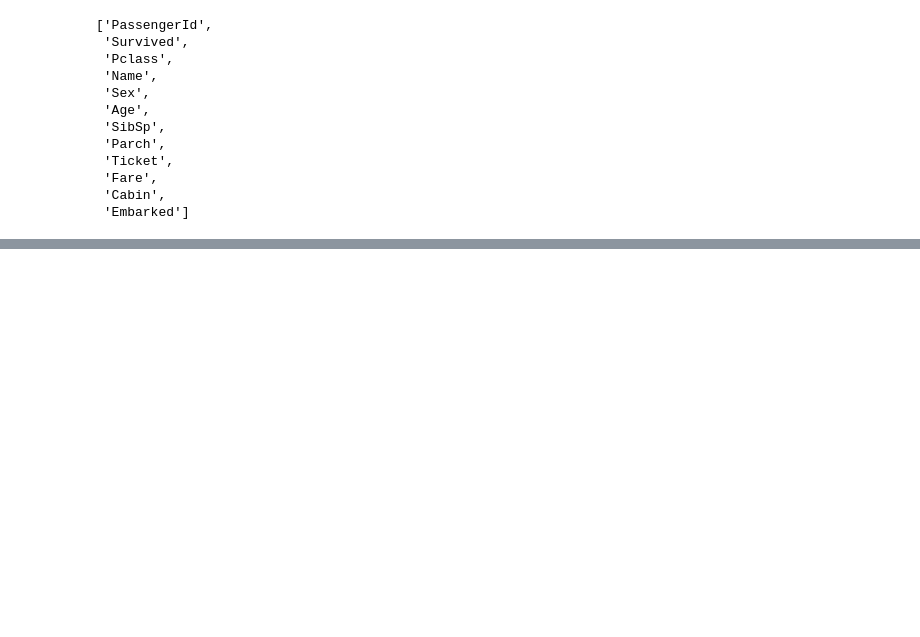
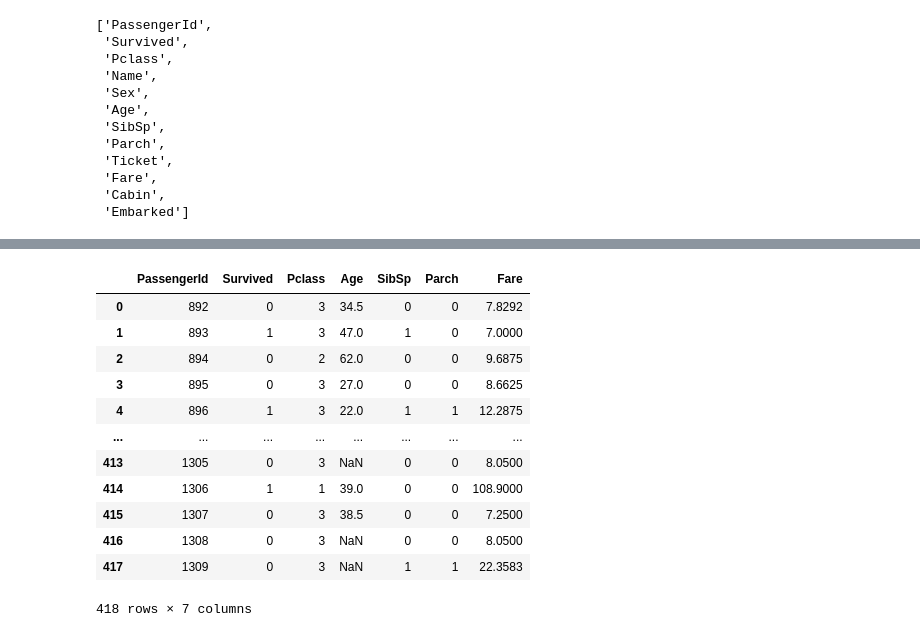
Before and after one commit to DenzAviator/EDA, a Jupyter notebook: EDA.ipynb, the cells around one changed output, grey strips where cells are left out. Cells and saved outputs as stored; diff of their text form; code cells hidden in the pictures; blank space fills up the shorter version.

```diff
--- a/EDA.ipynb
+++ b/EDA.ipynb
@@ -228,2 +226,2 @@ Index(['PassengerId', 'Survived', 'Pclass', 'Name', 'Sex', 'Age', 'SibSp',
 # %%
-[column for column in df.columns if df[column].dtype != 'object']
+num_feature=[column for column in df.columns if df[column].dtype != 'object']
@@ -231,0 +244,16 @@ Index(['PassengerId', 'Survived', 'Pclass', 'Name', 'Sex', 'Age', 'SibSp',
+# %%
+df[num_feature]
+# %% [output]
+|  | PassengerId | Survived | Pclass | Age | SibSp | Parch | Fare |
+| 0 | 892 | 0 | 3 | 34.5 | 0 | 0 | 7.8292 |
+| 1 | 893 | 1 | 3 | 47.0 | 1 | 0 | 7.0000 |
+| 2 | 894 | 0 | 2 | 62.0 | 0 | 0 | 9.6875 |
+| 3 | 895 | 0 | 3 | 27.0 | 0 | 0 | 8.6625 |
+| 4 | 896 | 1 | 3 | 22.0 | 1 | 1 | 12.2875 |
+| ... | ... | ... | ... | ... | ... | ... | ... |
+| 413 | 1305 | 0 | 3 | NaN | 0 | 0 | 8.0500 |
+| 414 | 1306 | 1 | 1 | 39.0 | 0 | 0 | 108.9000 |
+| 415 | 1307 | 0 | 3 | 38.5 | 0 | 0 | 7.2500 |
+| 416 | 1308 | 0 | 3 | NaN | 0 | 0 | 8.0500 |
+| 417 | 1309 | 0 | 3 | NaN | 1 | 1 | 22.3583 |
+418 rows × 7 columns
```
Also changed, not shown: parts of 3 cells of this notebook.
